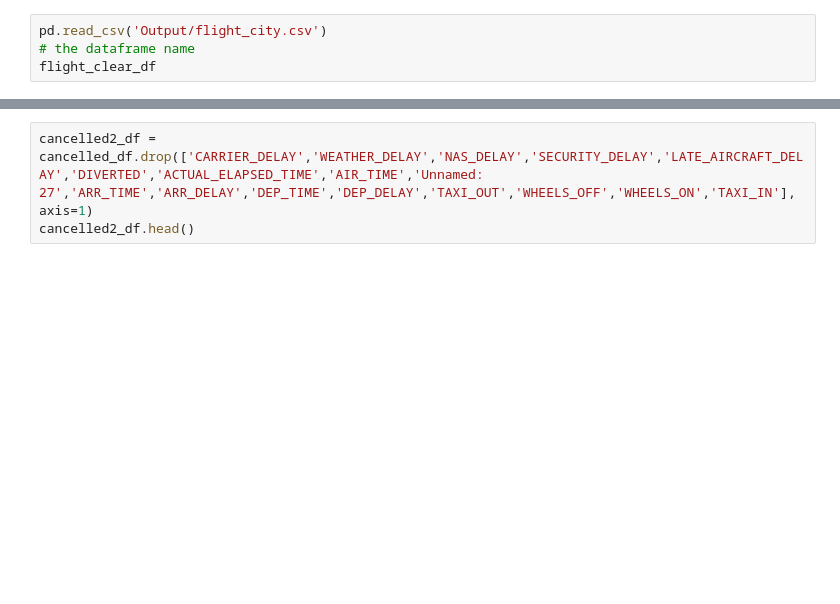
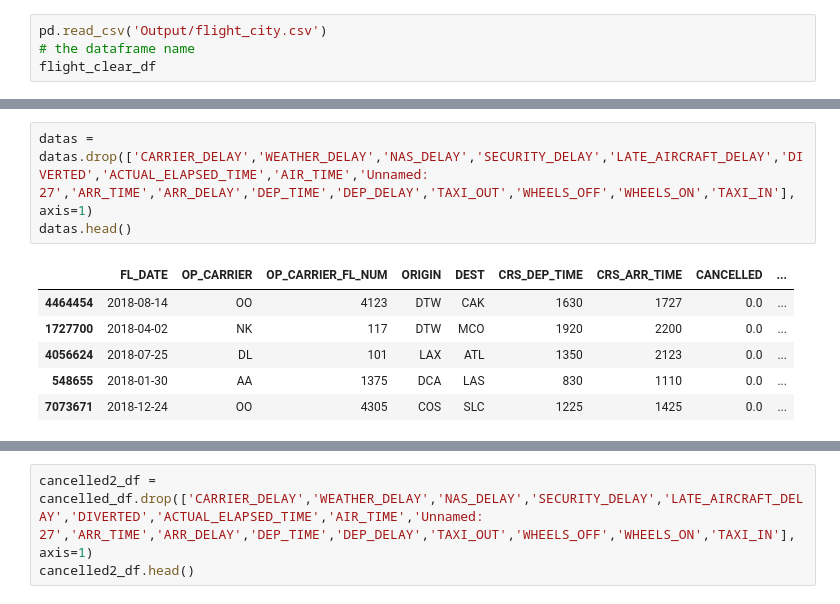
Before and after one commit to wzhu0815/Etl_Proj, a Jupyter notebook: Airline_delay.ipynb, the cells around one changed output, grey strips where cells are left out. Drawn from its saved outputs; the diff is of its cells as text; blank space fills up the shorter version.

```diff
--- a/Airline_delay.ipynb
+++ b/Airline_delay.ipynb
@@ -296,0 +315,10 @@ data1.head()
+# %%
+datas = datas.drop(['CARRIER_DELAY','WEATHER_DELAY','NAS_DELAY','SECURITY_DELAY','LATE_AIRCRAFT_DELAY','DIVERTED','ACTUAL_ELAPSED_TIME','AIR_TIME','Unnamed: 27','ARR_TIME','ARR_DELAY','DEP_TIME','DEP_DELAY','TAXI_OUT','WHEELS_OFF','WHEELS_ON','TAXI_IN'], axis=1)
+datas.head()
+# %% [output]
+|  | FL_DATE | OP_CARRIER | OP_CARRIER_FL_NUM | ORIGIN | DEST | CRS_DEP_TIME | CRS_ARR_TIME | CANCELLED | ... |
+| 4464454 | 2018-08-14 | OO | 4123 | DTW | CAK | 1630 | 1727 | 0.0 | ... |
+| 1727700 | 2018-04-02 | NK | 117 | DTW | MCO | 1920 | 2200 | 0.0 | ... |
+| 4056624 | 2018-07-25 | DL | 101 | LAX | ATL | 1350 | 2123 | 0.0 | ... |
+| 548655 | 2018-01-30 | AA | 1375 | DCA | LAS | 830 | 1110 | 0.0 | ... |
+| 7073671 | 2018-12-24 | OO | 4305 | COS | SLC | 1225 | 1425 | 0.0 | ... |
```
Also changed, not shown: parts of 19 cells of this notebook, 7 other files.
